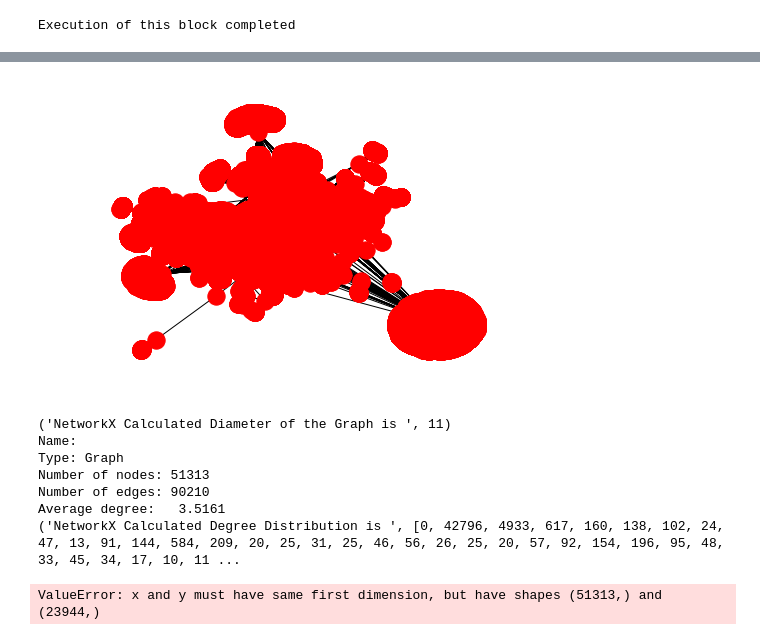
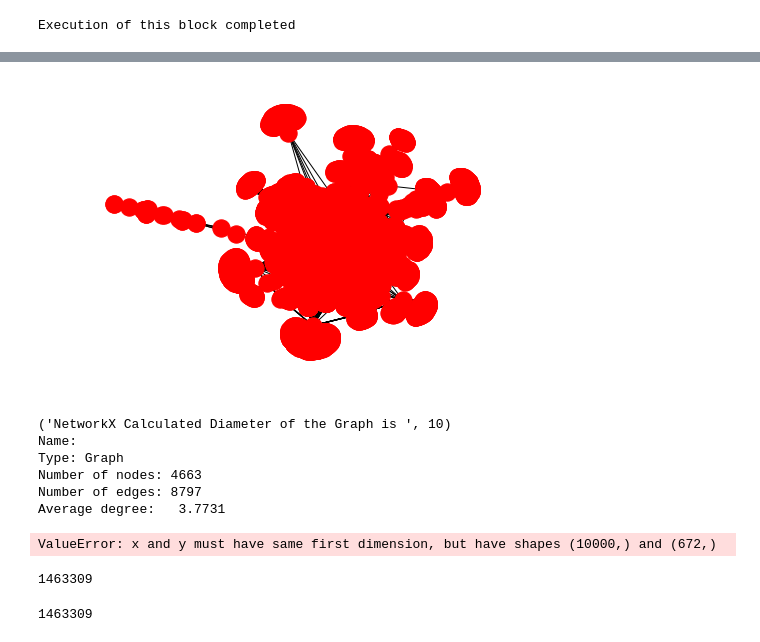
Before and after one commit to nabeelahmadkh/defcon, a Jupyter notebook: NetworkX Python Codes /uiowa.ipynb, the cells around one changed output, grey strips where cells are left out. Drawn from its saved outputs; the diff is of its cells as text; code cells hidden in the pictures.

```diff
--- a/NetworkX Python Codes /uiowa.ipynb
+++ b/NetworkX Python Codes /uiowa.ipynb
@@ -54,7 +52,7 @@ UrlColumn = train_df['URL']
 #UrlColumn = UrlColumn[:10000]
 UrlColumnRandom = []
 
-for i in range(100000):
+for i in range(10000):
     UrlColumnRandom.append(UrlColumn[randomNumber[i]])
 
 print("Execution of this block completed")
@@ -66,7 +64,7 @@ LinksColumn = train_df['links']
 #LinksColumn = LinksColumn[:10000]
 LinksColumnRandom = []
 
-for i in range(100000):
+for i in range(10000):
     LinksColumnRandom.append(LinksColumn[randomNumber[i]])
 
 print("Execution of this block completed")
@@ -265,7 +236,7 @@ Execution of this block completed
 UrlToNumberMapping = {}
 count = 0
 #print("UrlColumn and LinksColumn are",UrlColumn[1000])
-for i in range(92648):
+for i in range(9229):
     #print("UrlColumn and LinksColumn are ",UrlColumn[i],LinksColumn[i],i)
     if LinksColumnRandom[i] not in UrlToNumberMapping:
         UrlToNumberMapping[LinksColumnRandom[i]] = count
@@ -292,7 +263,7 @@ Execution of this block completed
 # Creating Graph
 G = nx.Graph()
 nodeAdded = {}
-for i in range(92648):
+for i in range(9229):
     #print("URL ",UrlColumn[i])
     #print("LinksColumn",LinksColumn[i])
     if UrlColumnRandom[i] not in nodeAdded:
@@ -301,7 +272,7 @@ for i in range(92648):
     if LinksColumnRandom[i] not in nodeAdded:
         G.add_node(LinksColumnRandom[i])
         nodeAdded[LinksColumnRandom[i]] = "yes"
-for i in range(92648):
+for i in range(9229):
     G.add_edge(UrlColumnRandom[i],LinksColumnRandom[i])
 
 print("Execution of this block completed")
@@ -327,30 +298,24 @@ print("The number of nodes in the graph are ", nx.number_of_nodes(graphs[1]))
 ('The number of nodes in the graph are ', 3)
 # %%
 # Plotting a Graph
-nx.draw(graphs[0]) #Settign the parameters for the Graph
+nx.draw(graphs[0]) #Setting the parameters for the Graph
 plt.show() # Plotting the Graph
 
 diameterForGraph0 = nx.diameter(graphs[0])
 print("NetworkX Calculated Diameter of the Graph is ",diameterForGraph0)
 print(nx.info(graphs[0]))
 
 degreeD = nx.degree_histogram(G)
-print("NetworkX Calculated Degree Distribution is ", degreeD)
-xaxis = range(0,51313)
-plt.plot(xaxis, degreeD)
-plt.show()
-
-print("Execution of this block completed")
+#print("NetworkX Calculated Degree Distribution is ", degreeD)
 # %% [output]
-[figure, old version]
+[figure, new version]
-('NetworkX Calculated Diameter of the Graph is ', 11)
+('NetworkX Calculated Diameter of the Graph is ', 10)
 Name:
 Type: Graph
-Number of nodes: 51313
-Number of edges: 90210
-Average degree:   3.5161
-('NetworkX Calculated Degree Distribution is ', [0, 42796, 4933, 617, 160, 138, 102, 24, 47, 13, 91, 144, 584, 209, 20, 25, 31, 25, 46, 56, 26, 25, 20, 57, 92, 154, 196, 95, 48, 33, 45, 34, 17, 10, 11 ...
+Number of nodes: 4663
+Number of edges: 8797
+Average degree:   3.7731
-ValueError: x and y must have same first dimension, but have shapes (51313,) and (23944,)
+ValueError: x and y must have same first dimension, but have shapes (10000,) and (672,)
 # %%
 # Plotting a Graph
 nx.draw(G)	#Settign the parameters for the Graph
@@ -370,6 +333,26 @@ print("Execution of this block completed")
 #Calculating the Degree Distribution using the NetworkX function
 #degreeD = nx.degree_histogram(G)
 #print("NetworkX Calculated Degree Distribution is ", degreeD)
+# %%
+z = {}
+count = 0
+for i in train_df['URL'].unique():
+    if i not in z:
+        z[i] = count
+        count += 1
+
+for i in train_df['links'].unique():
+    if i not in z:
+        z[i] = count
+        count += 1
+print(len(z))
+# %% [output]
+1463309
+# %%
+z = list(z)
+print(len(z))
+# %% [output]
+1463309
 # %%
 #FilteredData.head()
 G_1 = nx.from_pandas_dataframe(train_df, 'URL', 'links')
```
Also changed, not shown: parts of 39 cells of this notebook, 8 other files.
